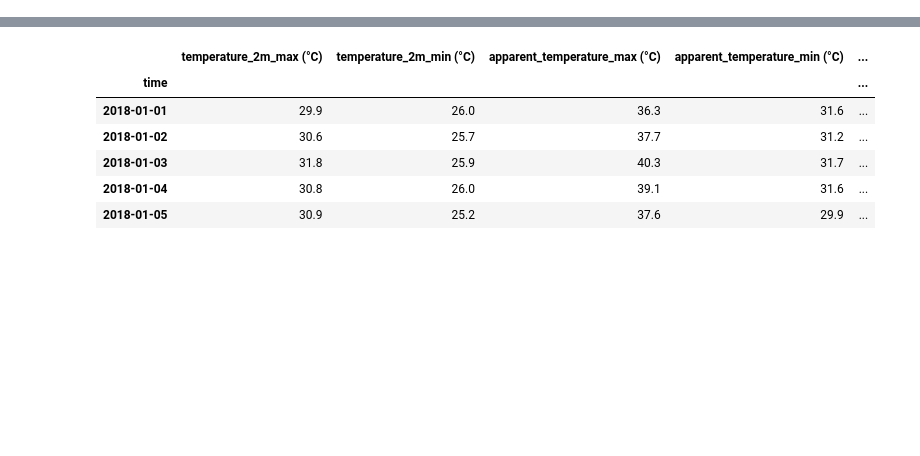
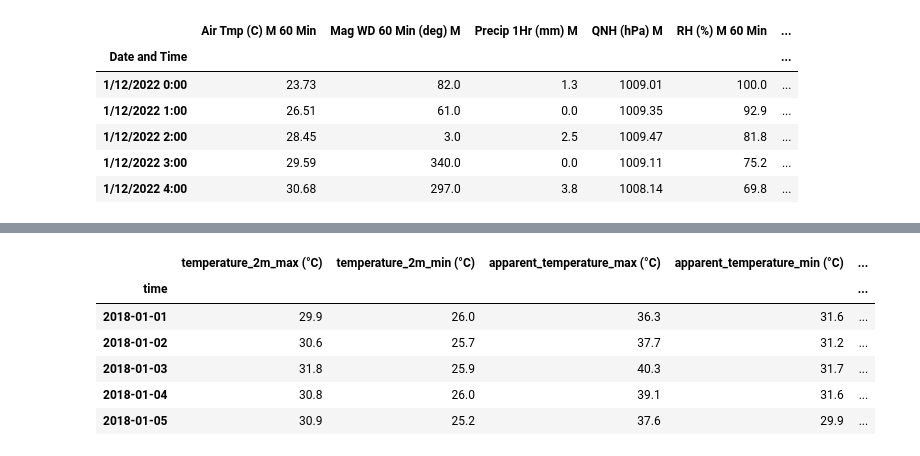
Before and after one commit to el-thobhy/rainfall-prediction, a Jupyter notebook: test_latihan.ipynb, the cells around one changed output, grey strips where cells are left out. Saved outputs shown, nothing was run; the diff lists cells and outputs as text; code cells hidden in the pictures; blank space fills up the shorter version.

```diff
--- a/test_latihan.ipynb
+++ b/test_latihan.ipynb
@@ -10,8 +10,7 @@ import graphviz
 from sklearn.model_selection import RandomizedSearchCV, GridSearchCV
 # %%
 
-data = pd.read_csv('data.csv')
+data = pd.read_excel('Data Des 2022 to Feb 2023 perjam full raw clean.xlsx')
 head = data.head(5)
 head
-head['rain_sum (mm)'].mean()
 # %% [output]
@@ -24,0 +23,4 @@ head['rain_sum (mm)'].mean()
+# %%
+head['Precip 1Hr (mm) M'][0] = 1.3
+head['Precip 1Hr (mm) M'][2] = 2.5
+head['Precip 1Hr (mm) M'][4] = 3.8
@@ -24,0 +40,10 @@ head['rain_sum (mm)'].mean()
+# %%
+head.set_index('Date and Time')
+# %% [output]
+|  | Air Tmp (C) M 60 Min | Mag WD 60 Min (deg) M | Precip 1Hr (mm) M | QNH (hPa) M | RH (%) M 60 Min | ... |
+| Date and Time |  |  |  |  |  | ... |
+| 1/12/2022 0:00 | 23.73 | 82.0 | 1.3 | 1009.01 | 100.0 | ... |
+| 1/12/2022 1:00 | 26.51 | 61.0 | 0.0 | 1009.35 | 92.9 | ... |
+| 1/12/2022 2:00 | 28.45 | 3.0 | 2.5 | 1009.47 | 81.8 | ... |
+| 1/12/2022 3:00 | 29.59 | 340.0 | 0.0 | 1009.11 | 75.2 | ... |
+| 1/12/2022 4:00 | 30.68 | 297.0 | 3.8 | 1008.14 | 69.8 | ... |
```
Also changed, not shown: parts of 10 cells of this notebook, 1 other file.
